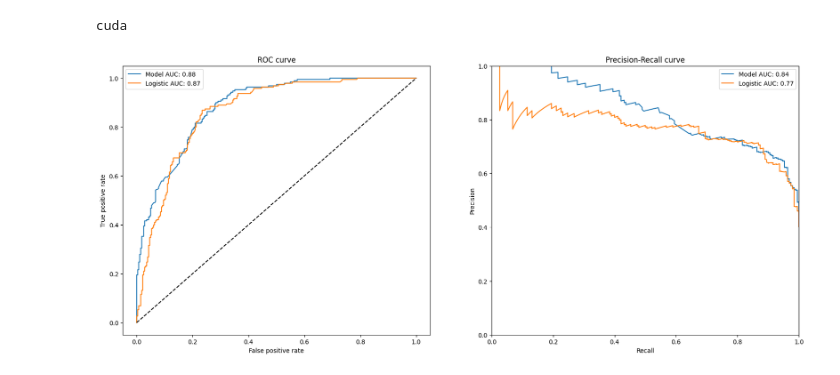
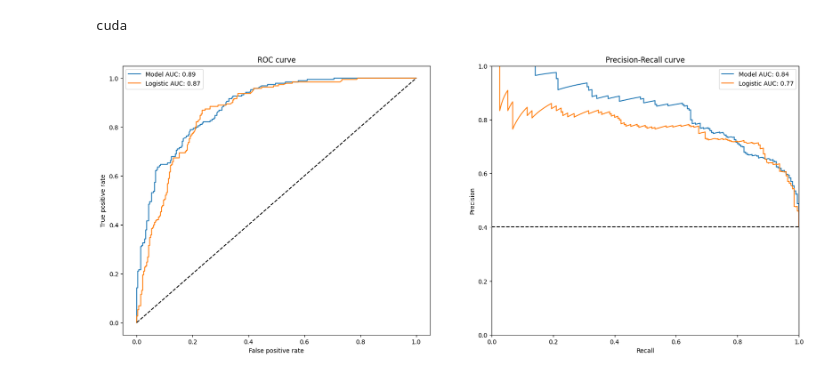
Before and after one commit to rik1599/playngo_challenge_generator, a Jupyter notebook: notebooks/Ferrara.ipynb, the cells around one changed output. Drawn from its saved outputs; the diff is of its cells as text; code cells hidden in the pictures.

```diff
--- a/notebooks/Ferrara.ipynb
+++ b/notebooks/Ferrara.ipynb
@@ -94,7 +81,8 @@ plt.show()
 dataset = pd.DataFrame({
     'user_id': df['user_id'].cat.codes,
     'counter': df['counter'].cat.codes,
-    'discrimination': df['discrimination'],
+    'target': df['scaled_target'],
+    'periodTarget': df['scaled_periodTarget'],
     'completed': df['completed'].astype(int),
 })
 
@@ -138,15 +126,15 @@ class Model(nn.Module):
             self.feedforward.add_module(f'dropout_{i}', nn.Dropout(dropout))
         self.feedforward.add_module('output', nn.LazyLinear(1))
 
-        self.fc = nn.Linear(2, 1)
+        self.fc = nn.Linear(3, 1)
 
-    def forward(self, user, indicator, discrimination):
+    def forward(self, user, indicator, target, periodTarget):
         user = self.user_embedding(user)
         indicator = self.indicator_embedding(indicator)
         x = user - indicator
         x = self.feedforward(x)
 
-        x = torch.cat([x, discrimination.view(-1, 1)], dim=1)
+        x = torch.cat([x, target.view(-1, 1), periodTarget.view(-1, 1)], dim=1)
         x = self.fc(x)
         x = torch.sigmoid(x)
 
@@ -162,11 +150,11 @@ class Model(nn.Module):
         for _ in (t := tqdm(range(epochs))):
             epoch_loss = 0
             for data in tqdm(dataloader, leave=False):
-                user, indicator, discrimination, target = (
+                user, indicator, target, periodTarget, y = (
                     d.to(DEVICE) for d in data)
                 optimizer.zero_grad()
-                output = self(user, indicator, discrimination)
-                loss: torch.Tensor = criterion(output, target)
+                y_hat = self(user, indicator, target, periodTarget)
+                loss: torch.Tensor = criterion(y_hat, y)
                 loss.backward()
                 optimizer.step()
                 epoch_loss += loss.item()
@@ -179,9 +167,9 @@ class Model(nn.Module):
             Dataset(X), batch_size=batch_size, shuffle=False)
         predictions = torch.tensor([]).to(DEVICE)
         for data in tqdm(dataloader):
-            user, indicator, discrimination = (d.to(DEVICE) for d in data)
-            output = self(user, indicator, discrimination)
-            predictions = torch.cat([predictions, output])
+            user, indicator, target, periodTarget = (d.to(DEVICE) for d in data)
+            output = self(user, indicator, target, periodTarget)
+            predictions = torch.cat((predictions, output))
         return predictions.detach().cpu().numpy()
 
 
@@ -198,7 +186,8 @@ class Dataset(Dataset):
         X = (
             torch.scalar_tensor(X['user_id'], dtype=torch.long),
             torch.scalar_tensor(X['counter'], dtype=torch.long),
-            torch.scalar_tensor(X['discrimination'], dtype=torch.float32)
+            torch.scalar_tensor(X['target'], dtype=torch.float32),
+            torch.scalar_tensor(X['periodTarget'], dtype=torch.float32),
         )
 
         if self.y is None:
@@ -215,13 +204,13 @@ cuda
 test_df = dataset.groupby(['user_id', 'counter']).tail(1)
 train_df = dataset.drop(test_df.index)
 # %%
-model = Model(n_users, n_indicator, n_hidden=32, dropout=0.3, layers=[16, 16, 16])
+model = Model(n_users, n_indicator, n_hidden=16, dropout=0.2, layers=[8, 8, 8])
 model.to(DEVICE)
 
-model.fit(train_df[['user_id', 'counter', 'discrimination']], train_df['completed'], epochs=15, batch_size=32, lr=0.01)
+model.fit(train_df[['user_id', 'counter', 'target', 'periodTarget']], train_df['completed'], epochs=20, batch_size=32, lr=0.01)
 
 Y_hat_df = test_df[['completed']].copy()
-Y_hat_df['model'] = model.predict(test_df[['user_id', 'counter', 'discrimination']])
+Y_hat_df['model'] = model.predict(test_df[['user_id', 'counter', 'target', 'periodTarget']])
 # %%
 # Logistic regression
 
@@ -230,7 +219,7 @@ from sklearn.compose import ColumnTransformer
 from sklearn.preprocessing import OneHotEncoder
 from sklearn.pipeline import Pipeline
 
-X = train_df[['user_id', 'counter', 'discrimination']]
+X = train_df[['user_id', 'counter', 'target', 'periodTarget']]
 y = train_df['completed']
 
 preprocessor = ColumnTransformer(
@@ -247,7 +236,7 @@ pipeline = Pipeline([
 
 pipeline.fit(X, y)
 
-test_X = test_df[['user_id', 'counter', 'discrimination']]
+test_X = test_df[['user_id', 'counter', 'target', 'periodTarget']]
 test_y = test_df['completed']
 
 Y_hat_df['logistic'] = pipeline.predict_proba(test_X)[:, 1]
@@ -257,31 +246,33 @@ from matplotlib import pyplot as plt
 
 fig, (ax1, ax2) = plt.subplots(1, 2, figsize=(20, 8))
 
 fpr, tpr, _ = roc_curve(Y_hat_df['completed'], Y_hat_df['model'])
 ax1.plot(fpr, tpr, label=f"Model AUC: {auc(fpr, tpr):.2f}")
 
 fpr, tpr, _ = roc_curve(Y_hat_df['completed'], Y_hat_df['logistic'])
 ax1.plot(fpr, tpr, label=f"Logistic AUC: {auc(fpr, tpr):.2f}")
 
 ax1.plot([0, 1], [0, 1], linestyle='--', color='black')
 ax1.set_title('ROC curve')
 ax1.set_xlabel('False positive rate')
 ax1.set_ylabel('True positive rate')
 ax1.legend()
 
 precision, recall, _ = precision_recall_curve(Y_hat_df['completed'], Y_hat_df['model'])
 ax2.plot(recall, precision, label=f"Model AUC: {auc(recall, precision):.2f}")
 
 precision, recall, _ = precision_recall_curve(Y_hat_df['completed'], Y_hat_df['logistic'])
 ax2.plot(recall, precision, label=f"Logistic AUC: {auc(recall, precision):.2f}")
 
+ax2.hlines(y=Y_hat_df['completed'].mean(), xmin=0, xmax=1, linestyle='--', color='black')
+
 ax2.set_title('Precision-Recall curve')
 ax2.set_xlabel('Recall')
 ax2.set_ylabel('Precision')
 ax2.set_xlim(0, 1)
 ax2.set_ylim(0, 1)
 ax2.legend()
 
 plt.show()
 # %% [output]
-[figure, old version]
+[figure, new version]
```
Also changed, not shown: parts of 6 cells of this notebook, 2 other files.
